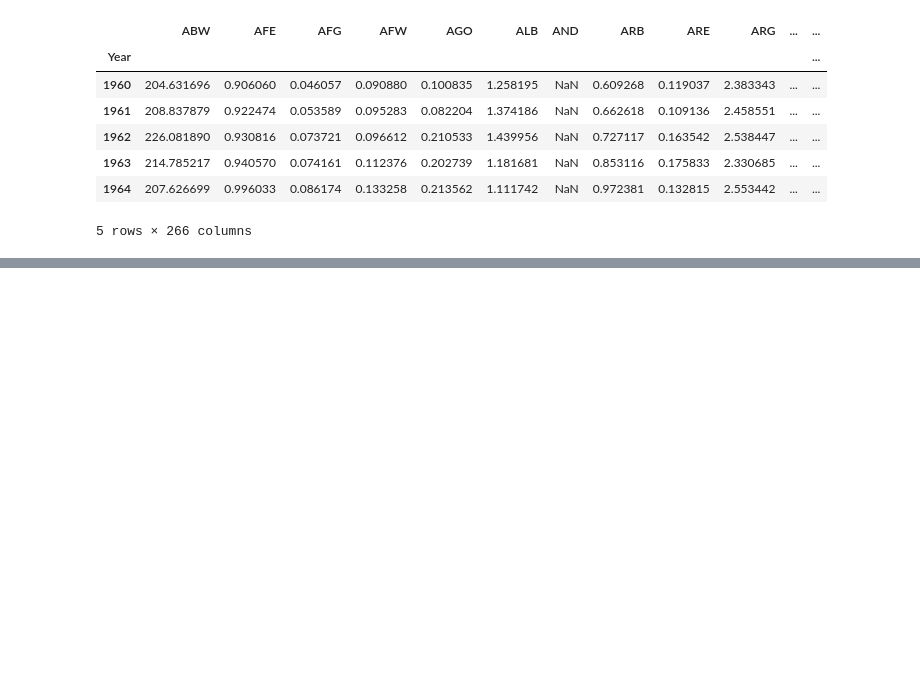
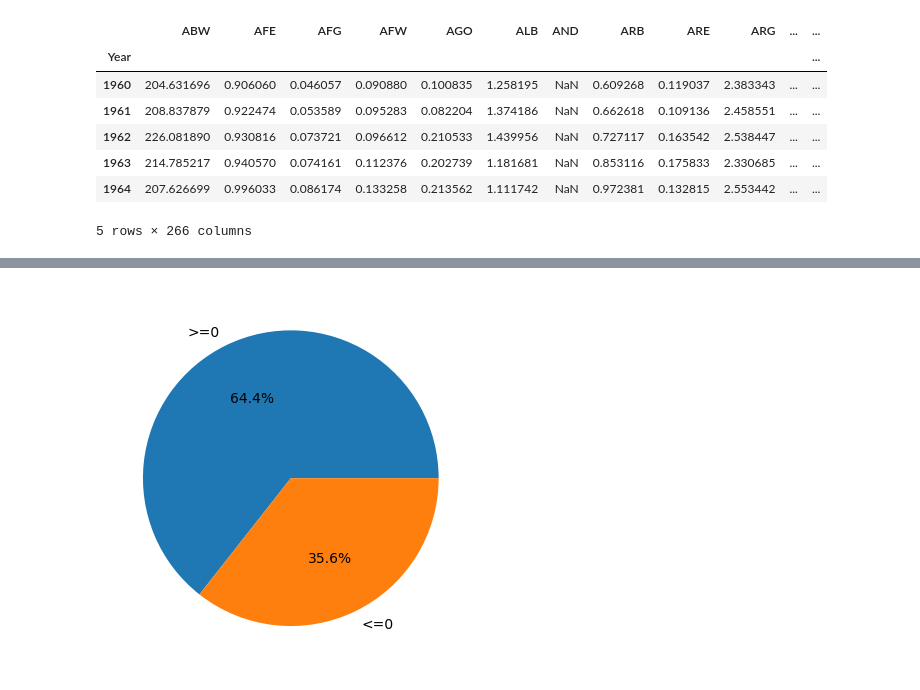
Before and after one commit to Abisoyesam/DS-ML-DL-tuts, a Jupyter notebook: DS With Rune/Lesson 3 - Project.ipynb, the cells around one changed output, grey strips where cells are left out. Saved outputs shown, nothing was run; the diff lists cells and outputs as text; code cells hidden in the pictures; blank space fills up the shorter version.

```diff
--- a/DS With Rune/Lesson 3 - Project.ipynb
+++ b/DS With Rune/Lesson 3 - Project.ipynb
@@ -24,0 +155,4 @@ data.head()
+# %%
+(data_plot < 0).value_counts().plot.pie(labels=['>=0','<=0'], ylabel='',autopct='%1.1f%%');
+# %% [output]
+[figure, added]
```
Also changed, not shown: parts of 15 cells of this notebook.
